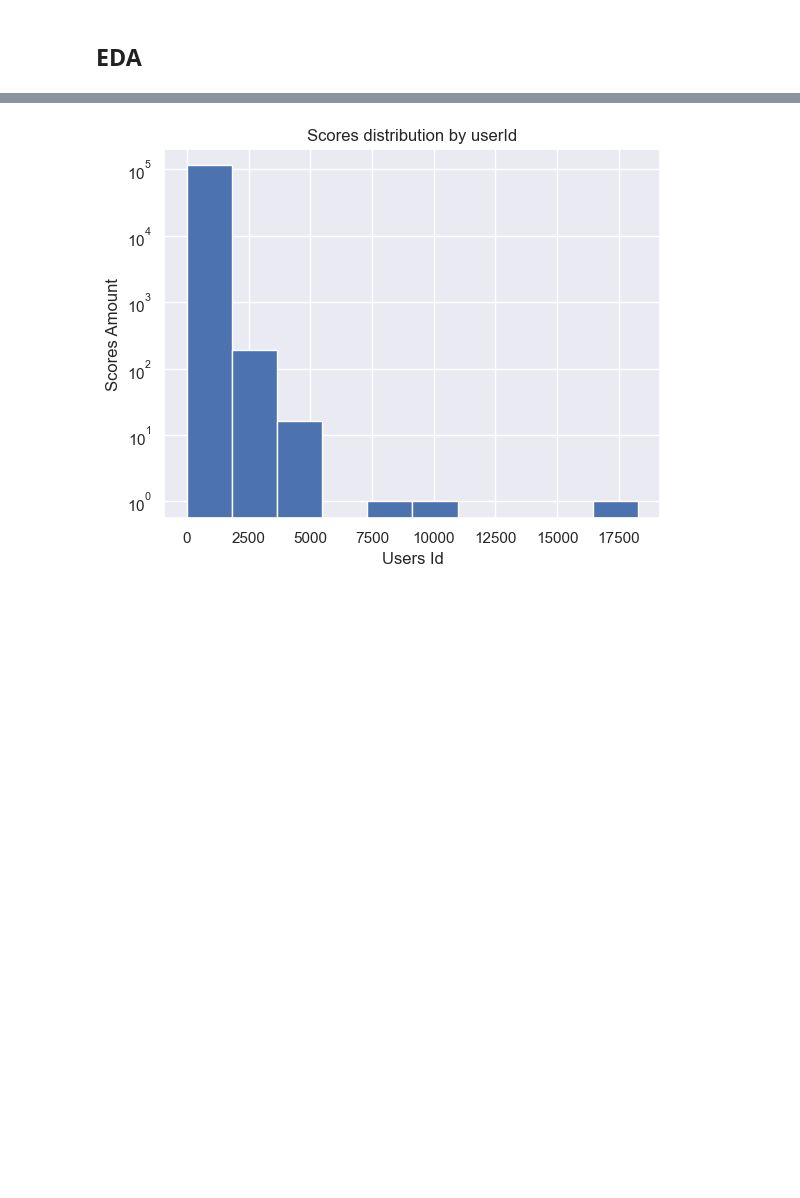
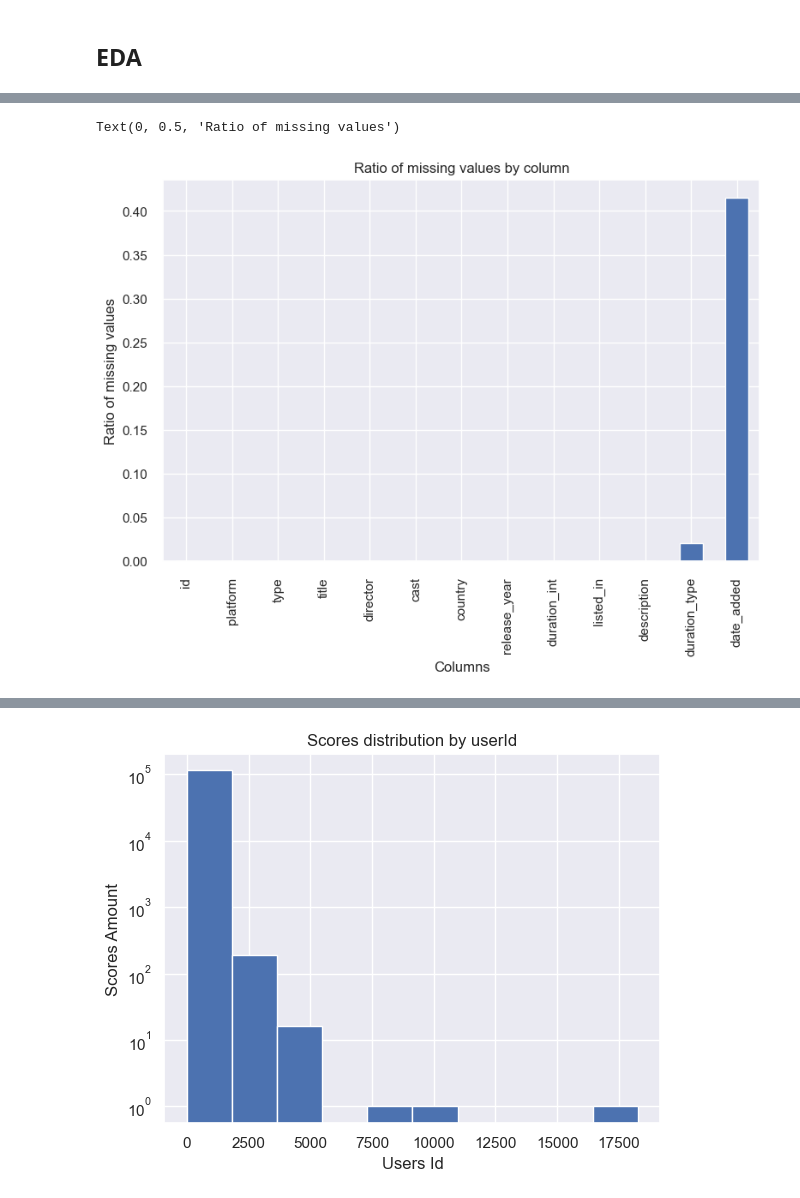
Before and after one commit to LucianoLarrea/PI_ML_OPS, a Jupyter notebook: 3-EDA.ipynb, the cells around one changed output, grey strips where cells are left out. Drawn from its saved outputs; the diff is of its cells as text; code cells hidden in the pictures; blank space fills up the shorter version.

```diff
--- a/3-EDA.ipynb
+++ b/3-EDA.ipynb
@@ -28,2 +58,11 @@ titles.tail(2) # No coinciden los encabezados de ambos datasets para movieId e i
+# %%
+# Visualiza valores faltantes en porcentajes por columna
+titles.isna().mean().sort_values().plot(kind='bar')
+plt.title('Ratio of missing values by column')
+plt.xlabel('Columns')
+plt.ylabel('Ratio of missing values')
+# %% [output]
+Text(0, 0.5, 'Ratio of missing values')
+[figure, added]
 # %%
 # Peliculas por plataforma
```
Also changed, not shown: parts of 25 cells of this notebook, 5 other files.
